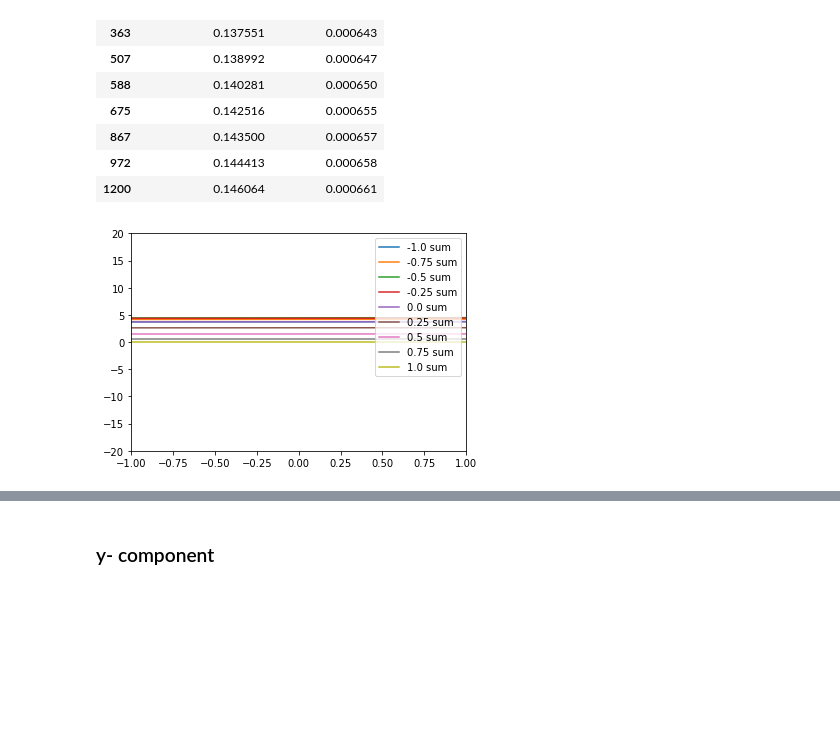
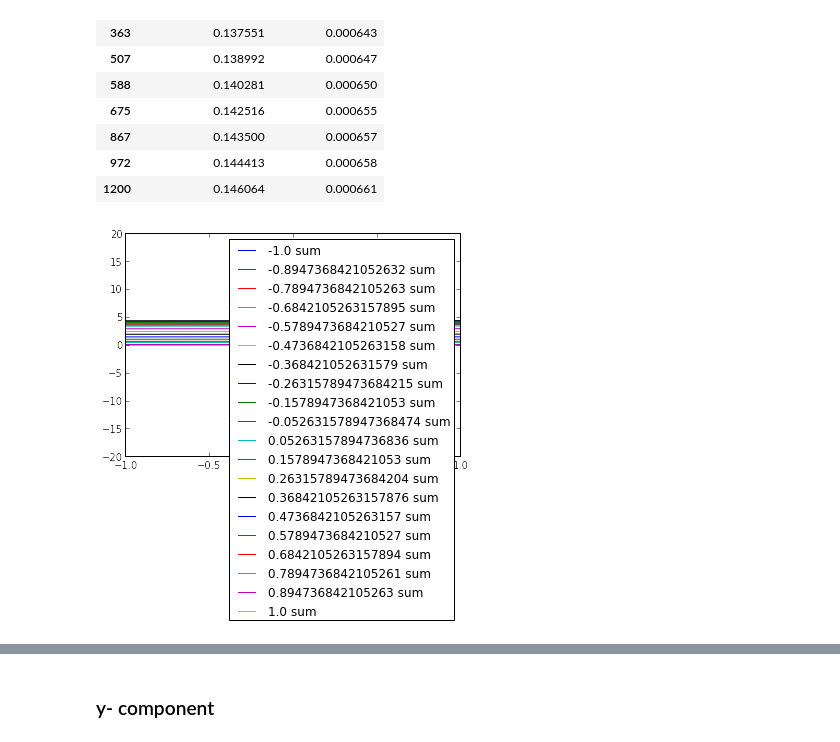
Before and after one commit to andy-c-huang/numerical-gems, a Jupyter notebook: duffy-transform-and-singularity-extraction.ipynb, the cells around one changed output, grey strips where cells are left out. Saved outputs shown, nothing was run; the diff lists cells and outputs as text; code cells hidden in the pictures; blank space fills up the shorter version.

Commit message:
Added plots of the asymptotic analysis for the singularity extraction.

```diff
--- a/duffy-transform-and-singularity-extraction.ipynb
+++ b/duffy-transform-and-singularity-extraction.ipynb
@@ -539,27 +537,28 @@ display(dataDuffySing)
 # %%
 # asymptotic analysis
 
 dxp_dt1 = lambda D,t1,t2 : -0.5*D.c[0] + 0.5*(1.-(t2+1.)/2.)*D.a[0] + (t2+1.)/4.*D.b[0]
 dyp_dt1 = lambda D,t1,t2 : -0.5*D.c[1] + 0.5*(1.-(t2+1.)/2.)*D.a[1] + (t2+1.)/4.*D.b[1]
 dzp_dt1 = lambda D,t1,t2 : -0.5*D.c[2] + 0.5*(1.-(t2+1.)/2.)*D.a[2] + (t2+1.)/4.*D.b[2]
 fk = lambda D,t2 : numpy.linalg.norm([dxp_dt1(D,-1,t2), dyp_dt1(D,-1,t2), dzp_dt1(D,-1,t2)])
 fkcubed = lambda D,t2 : numpy.power(fk(D,t2),3.)
 
 T = Triangle((.2,0,0),(0,.2,0),(0,0,0))
 rp = (0,0,0)
 f = lambda t1,t2 : 1./((t1+1.) * fkcubed(T,t2)) * dxp_dt1(T,-1,t2)
 g = lambda t1,t2 : gradg_x(T.coordsDuffy([t1,t2]),rp,k0) * (t1 + 1.)
 x = numpy.linspace(-1+1E-12,1.,1000)
 
 model = lambda D,t1,t2 : 1./((t1+1.) * fkcubed(D,t2)) * dxp_dt1(D,-1,t2)
 kernel = lambda D,t1,t2 : gradg_x(D.coordsDuffy([t1,t2]),rp,k0) * (t1 + 1.)
 extracted = lambda D,t1,t2 : model(D,t1,t2) + kernel(D,t1,t2)
 
-for t2 in [-1.,-.75,-.5,-.25,0.,.25,.5,.75,1.]:
+t2array = list(numpy.linspace(-1,1.,20))
+for t2 in t2array:
     plt.plot(x, [numpy.imag(model(T,p,t2)+kernel(T,p,t2)) for p in x],label=str(t2)+' sum')
 plt.xlim([-1,1])
 plt.ylim([-20,20])
 plt.legend()
 plt.show()
 # %% [output]
-[figure, old version]
+[figure, new version]
```
Also changed, not shown: parts of 11 cells of this notebook.
